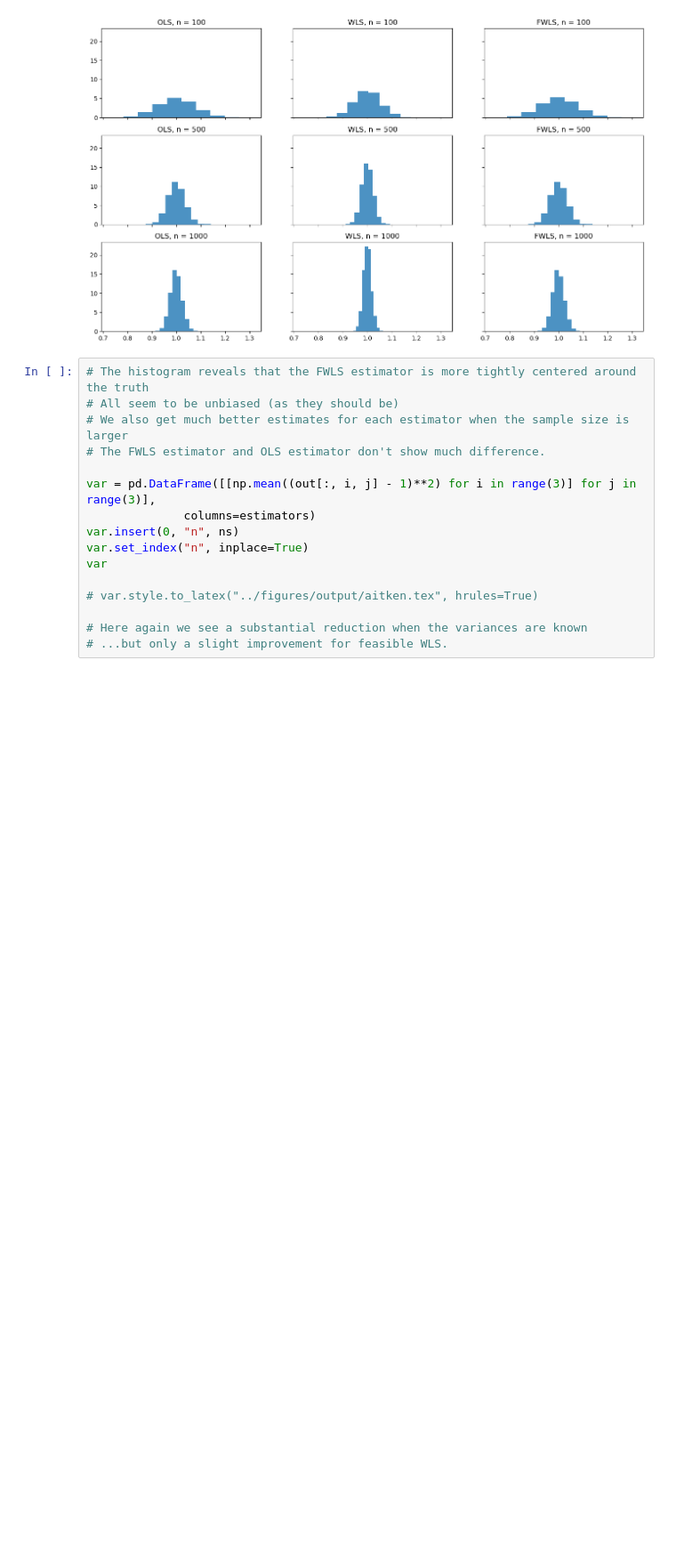
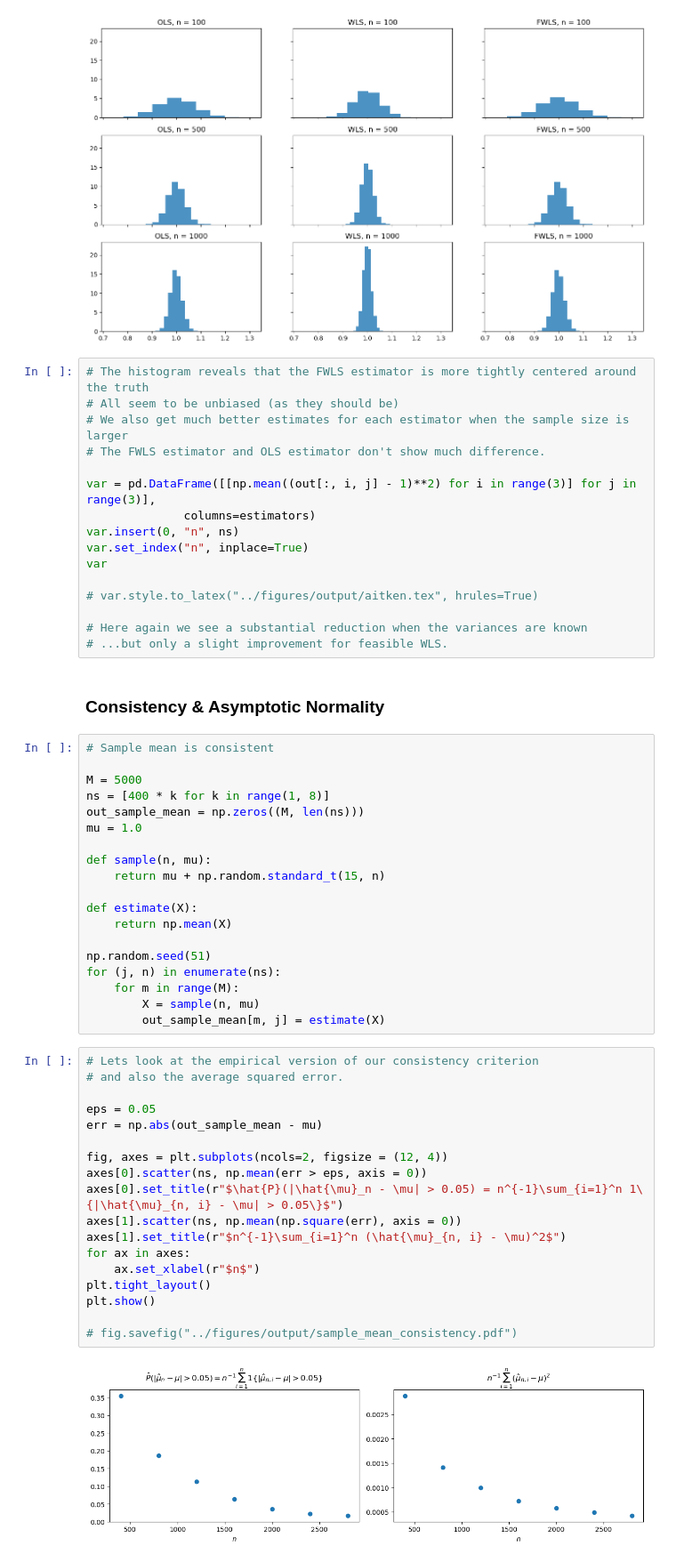
Before and after one commit to BI-DS/GRA-4153, a Jupyter notebook: examples/linreg.ipynb, the cells around one changed output. Shown at 89% size. Saved outputs shown, nothing was run; the diff lists cells and outputs as text; blank space fills up the shorter version.

Commit message:
Examples of consistency and asymptotic normality

```diff
--- a/examples/linreg.ipynb
+++ b/examples/linreg.ipynb
@@ -215,3 +215,44 @@ var
 
 # Here again we see a substantial reduction when the variances are known
 # ...but only a slight improvement for feasible WLS.
+# %% [markdown]
+### Consistency & Asymptotic Normality
+# %%
+# Sample mean is consistent
+
+M = 5000
+ns = [400 * k for k in range(1, 8)]
+out_sample_mean = np.zeros((M, len(ns)))
+mu = 1.0
+
+def sample(n, mu):
+    return mu + np.random.standard_t(15, n)
+
+def estimate(X):
+    return np.mean(X)
+
+np.random.seed(51)
+for (j, n) in enumerate(ns):
+    for m in range(M):
+        X = sample(n, mu)
+        out_sample_mean[m, j] = estimate(X)
+# %%
+# Lets look at the empirical version of our consistency criterion
+# and also the average squared error.
+
+eps = 0.05
+err = np.abs(out_sample_mean - mu)
+
+fig, axes = plt.subplots(ncols=2, figsize = (12, 4))
+axes[0].scatter(ns, np.mean(err > eps, axis = 0))
+axes[0].set_title(r"$\hat{P}(|\hat{\mu}_n - \mu| > 0.05) = n^{-1}\sum_{i=1}^n 1\{|\hat{\mu}_{n, i} - \mu| > 0.05\}$")
+axes[1].scatter(ns, np.mean(np.square(err), axis = 0))
+axes[1].set_title(r"$n^{-1}\sum_{i=1}^n (\hat{\mu}_{n, i} - \mu)^2$")
+for ax in axes:
+    ax.set_xlabel(r"$n$")
+plt.tight_layout()
+plt.show()
+
+# fig.savefig("../figures/output/sample_mean_consistency.pdf")
+# %% [output]
+[figure, added]
```
Also changed, not shown: parts of 3 cells of this notebook.
